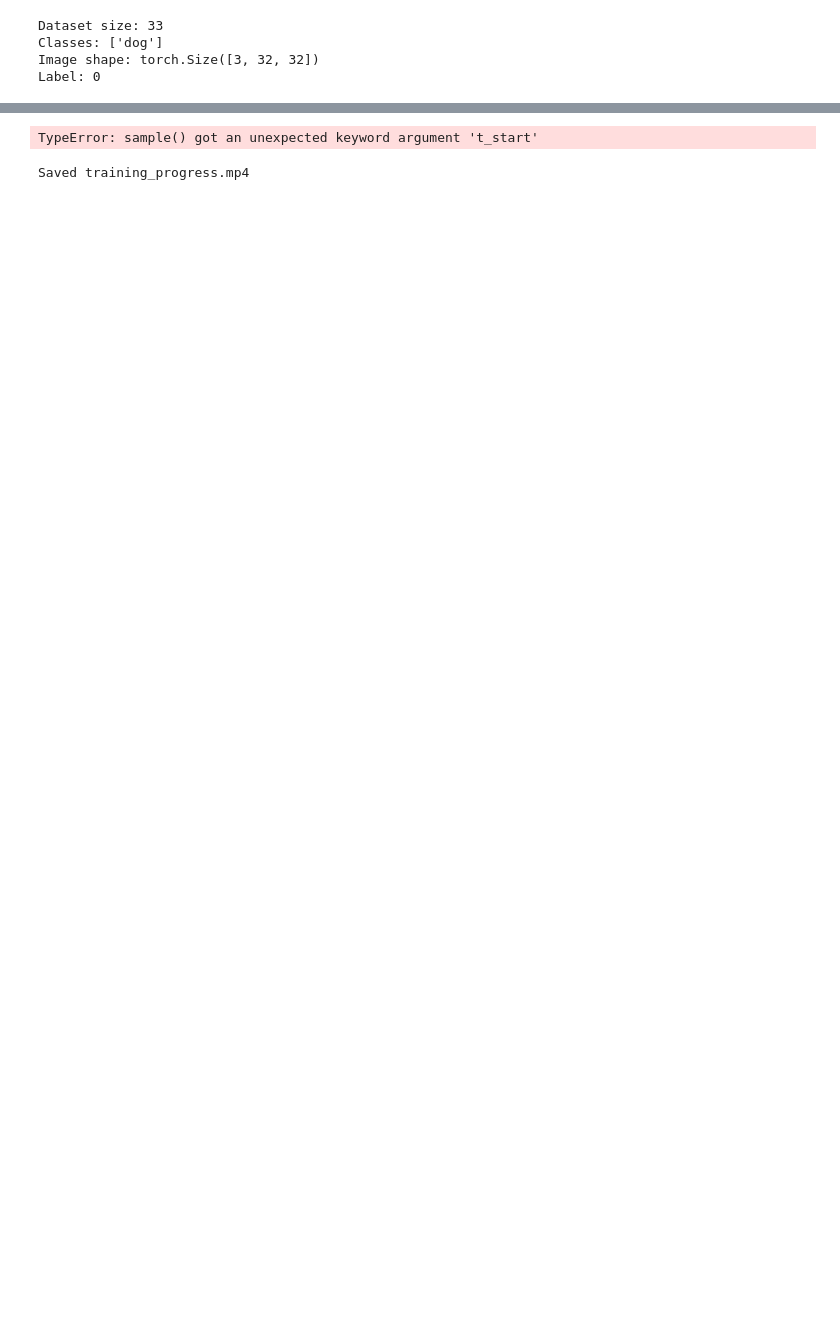
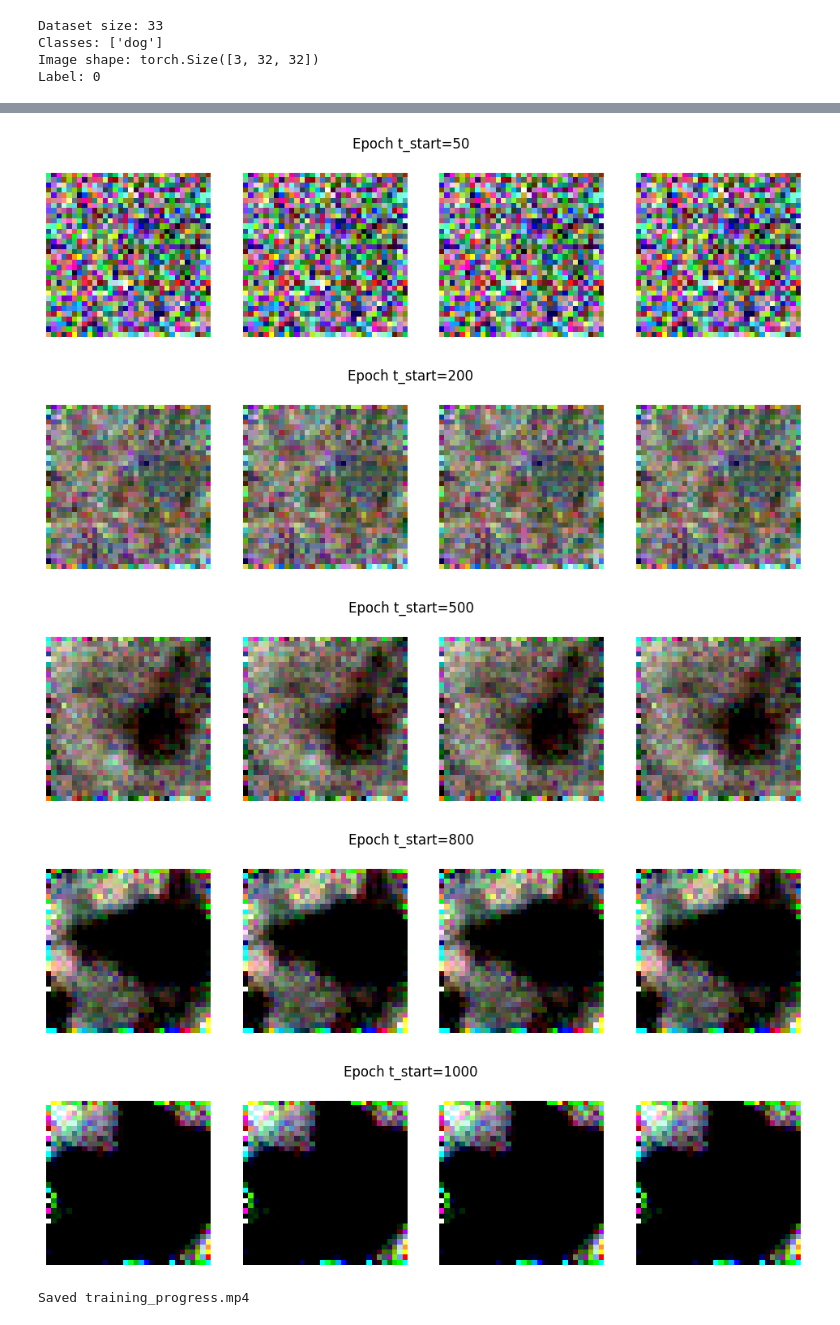
Before and after one commit to nareshkarthigeyan/pressure-cooker, a Jupyter notebook: testing-IGNORE/diffuser.ipynb, the cells around one changed output, grey strips where cells are left out. Saved outputs shown, nothing was run; the diff lists cells and outputs as text; code cells hidden in the pictures; blank space fills up the shorter version.

```diff
--- a/testing-IGNORE/diffuser.ipynb
+++ b/testing-IGNORE/diffuser.ipynb
@@ -240,9 +350,13 @@ epoch 25 loss 0.5797
 # %%
-for t_test in [50, 200, 500, 800]:
-    frame = sample(model, x_init=fixed_latent, t_start=t_test)
+for t_test in [50, 200, 500, 800, 1000]:
+    frame = sample(model, x_init=fixed_latent, t_time=t_test)
     show_samples(frame.repeat(4,1,1,1), f"t_start={t_test}")
 # %% [output]
-TypeError: sample() got an unexpected keyword argument 't_start'
+[figure, added]
+[figure, added]
+[figure, added]
+[figure, added]
+[figure, added]
 # %%
 imageio.mimsave(
     "training_progress.mp4",
```
Also changed, not shown: parts of 9 cells of this notebook, 3 other files.
